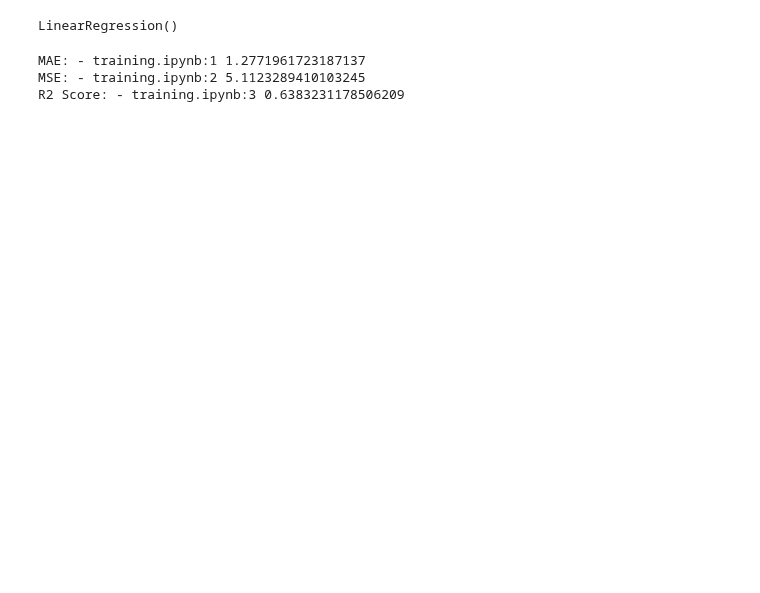
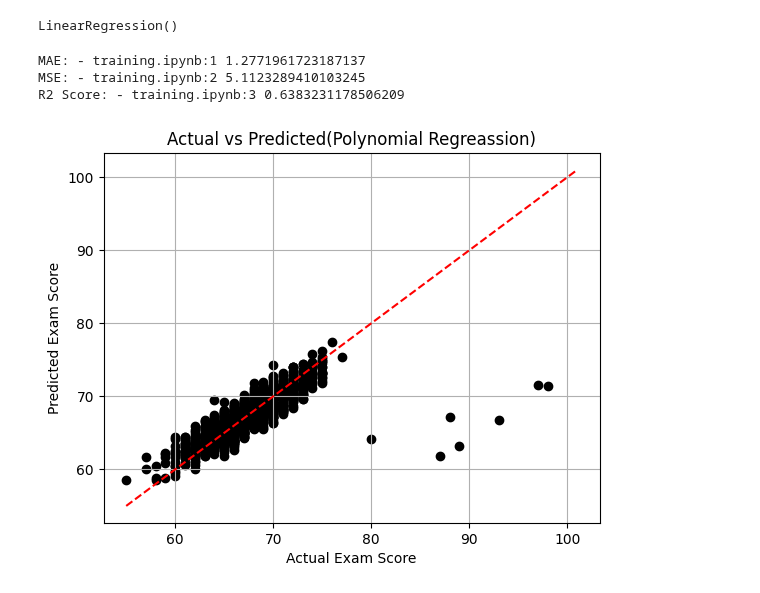
Before and after one commit to noorulhudaslm/Student-Score-Predictor, a Jupyter notebook: model/training.ipynb, the cells around one changed output. Cells and saved outputs as stored; diff of their text form; code cells hidden in the pictures; blank space fills up the shorter version.

```diff
--- a/model/training.ipynb
+++ b/model/training.ipynb
@@ -135,3 +139,13 @@ print('R2 Score: - training.ipynb:3', r2_score(y_test, y_pred_poly))
 MAE: - training.ipynb:1 1.2771961723187137
 MSE: - training.ipynb:2 5.1123289410103245
 R2 Score: - training.ipynb:3 0.6383231178506209
+# %%
+plt.scatter(y_test, y_pred_poly, color = 'black')
+plt.plot([y.min(), y.max()], [y.min(), y.max()], 'r--')
+plt.xlabel('Actual Exam Score')
+plt.ylabel('Predicted Exam Score')
+plt.title('Actual vs Predicted(Polynomial Regreassion)')
+plt.grid(True)
+plt.show()
+# %% [output]
+[figure, added]
```
Also changed, not shown: parts of 6 cells of this notebook.
